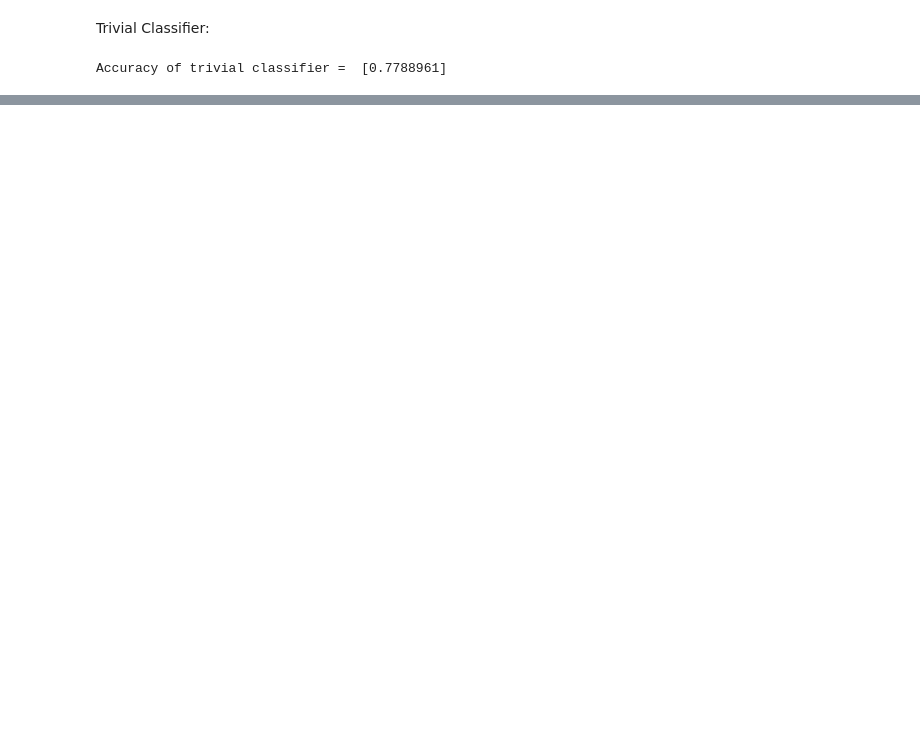
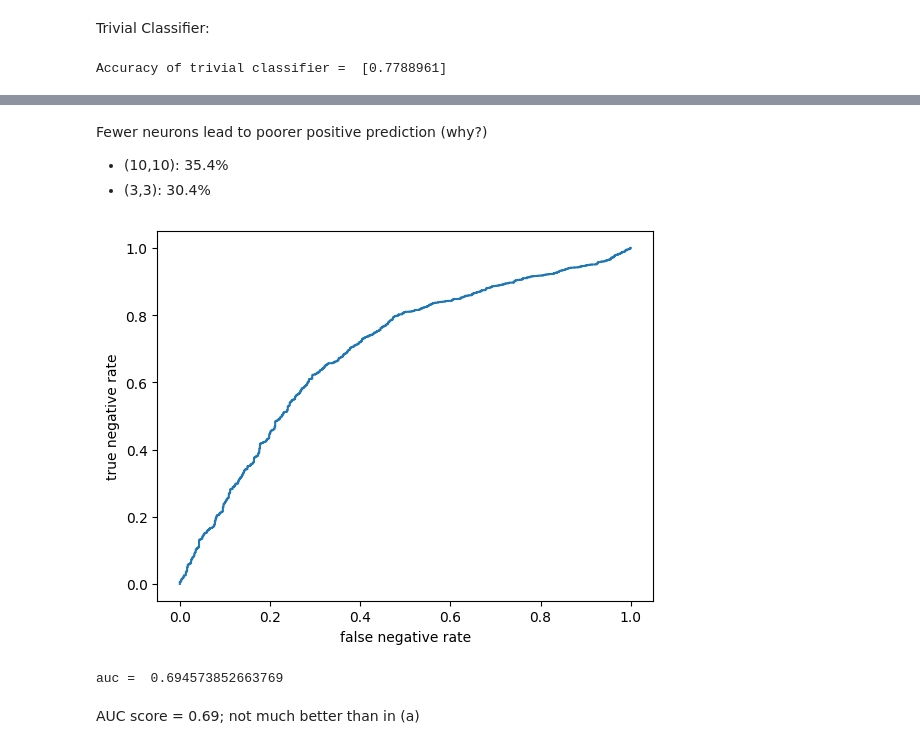
Before and after one commit to jyd-hu/srim, a Jupyter notebook: simple_mlp_all_data.ipynb, the cells around one changed output, grey strips where cells are left out. Saved outputs shown, nothing was run; the diff lists cells and outputs as text; code cells hidden in the pictures; blank space fills up the shorter version.

```diff
--- a/simple_mlp_all_data.ipynb
+++ b/simple_mlp_all_data.ipynb
@@ -364,0 +440,20 @@ Cazyme                  424          206
+# %% [markdown]
+Fewer neurons lead to poorer positive prediction (why?)
+- (10,10): 35.4%
+- (3,3): 30.4%
+# %%
+y2_prob = mlp.predict_proba(X2_test)
+fpr2, tpr2, thresholds2 = roc_curve(y2_test, y2_prob[:,0], pos_label=0)
+plt.plot(fpr2, tpr2)
+plt.xlabel('false negative rate')
+plt.ylabel('true negative rate')
+plt.show()
+# %% [output]
+[figure, added]
+# %%
+auc2_score = roc_auc_score(y2_test, y2_prob[:,1])
+print('auc = ', auc2_score)
+# %% [output]
+auc =  0.694573852663769
+# %% [markdown]
+AUC score = 0.69; not much better than in (a)
```
Also changed, not shown: parts of 24 cells of this notebook.
